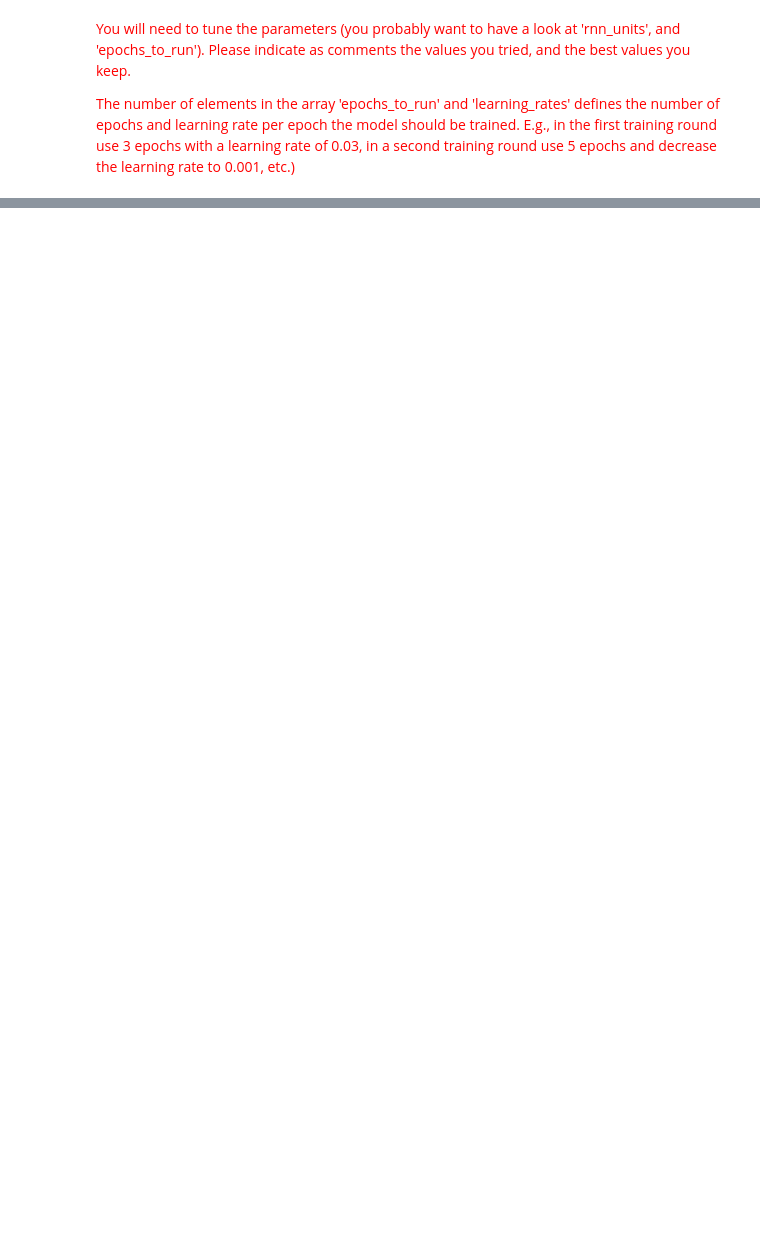
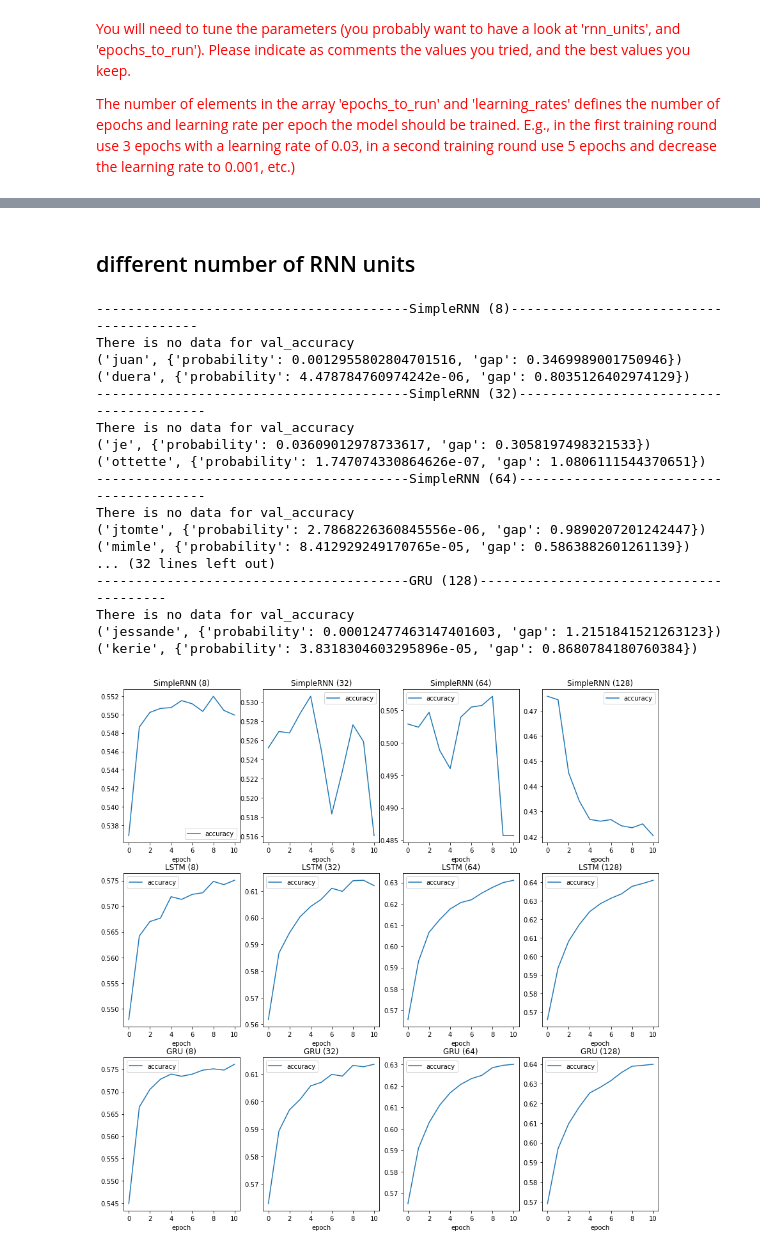
Before and after one commit to FabianGroeger96/mse-analysis-text-data, a Jupyter notebook: SW08/MSE_AnTeDe_Lab8_NameGenerator.ipynb, the cells around one changed output, grey strips where cells are left out. Drawn from its saved outputs; the diff is of its cells as text; code cells hidden in the pictures; blank space fills up the shorter version.

```diff
--- a/SW08/MSE_AnTeDe_Lab8_NameGenerator.ipynb
+++ b/SW08/MSE_AnTeDe_Lab8_NameGenerator.ipynb
@@ -465,0 +638,54 @@ generate_name(model, parameters)
+# %% [markdown]
+## different number of RNN units
+# %%
+rnn_types = ['SimpleRNN', 'LSTM', 'GRU']
+rnn_units = [8, 32, 64, 128]
+
+plt.figure(1, figsize=(15, 15))
+
+for index, (rnn_type, rnn_unit) in enumerate(itertools.product(rnn_types, rnn_units)):
+    print('-'*30 + '{0} ({1})'.format(rnn_type, rnn_unit) + '-'*30)
+    parameters['rnn_type'] = rnn_type
+    parameters['rnn_units'] = rnn_unit
+
+    load_data(parameters)
+
+    parameters["iter"] = 0
+    parameters["total_epochs"] = 0
+    parameters["history"] = {}
+
+    model = create_model(parameters)
+    compile_model(
+        model,
+        parameters
+    )
+
+    for i in range(len(parameters["epochs_to_run"])):
+        train_model(model, parameters)
+        parameters["iter"] = i
+
+    plt.subplot(len(rnn_types), len(rnn_units), index+1)
+    plot_training_session(parameters, plots=["accuracy"], title='{0} ({1})'.format(rnn_type, rnn_unit), show=False)
+
+    print(generate_name(model, parameters, start_char = 'j'))
+    print(generate_name(model, parameters))
+plt.show()
+# %% [output]
+----------------------------------------SimpleRNN (8)----------------------------------------
+There is no data for val_accuracy
+('juan', {'probability': 0.0012955802804701516, 'gap': 0.3469989001750946})
+('duera', {'probability': 4.478784760974242e-06, 'gap': 0.8035126402974129})
+----------------------------------------SimpleRNN (32)----------------------------------------
+There is no data for val_accuracy
+('je', {'probability': 0.03609012978733617, 'gap': 0.3058197498321533})
+('ottette', {'probability': 1.747074330864626e-07, 'gap': 1.0806111544370651})
+----------------------------------------SimpleRNN (64)----------------------------------------
+There is no data for val_accuracy
+('jtomte', {'probability': 2.7868226360845556e-06, 'gap': 0.9890207201242447})
+('mimle', {'probability': 8.412929249170765e-05, 'gap': 0.5863882601261139})
+... (32 lines left out)
+----------------------------------------GRU (128)----------------------------------------
+There is no data for val_accuracy
+('jessande', {'probability': 0.00012477463147401603, 'gap': 1.2151841521263123})
+('kerie', {'probability': 3.8318304603295896e-05, 'gap': 0.8680784180760384})
+[figure, added]
```
Also changed, not shown: parts of 15 cells of this notebook.
